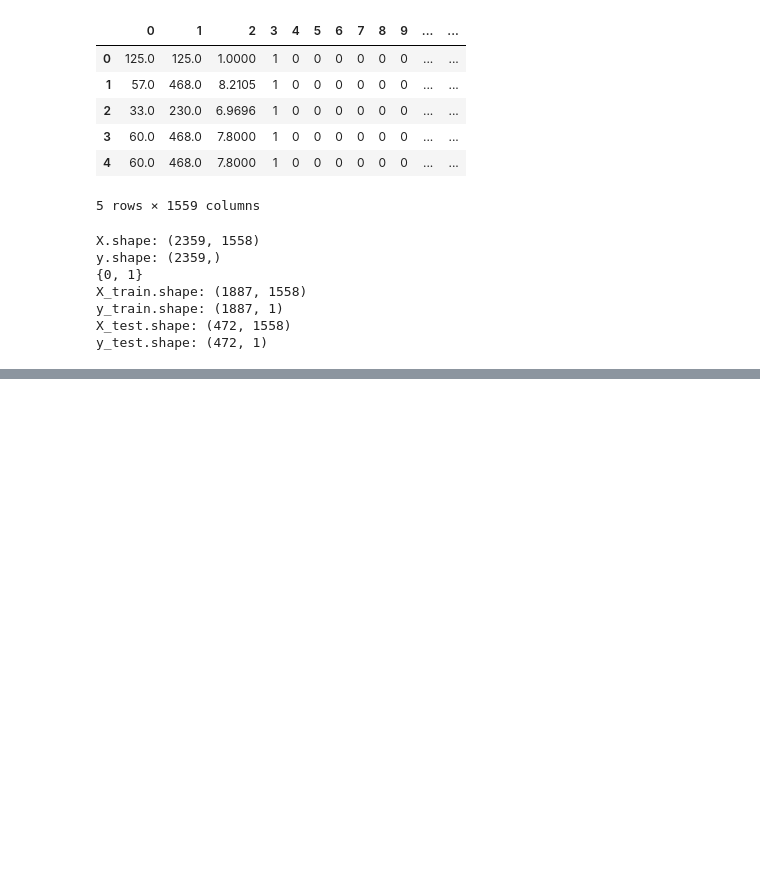
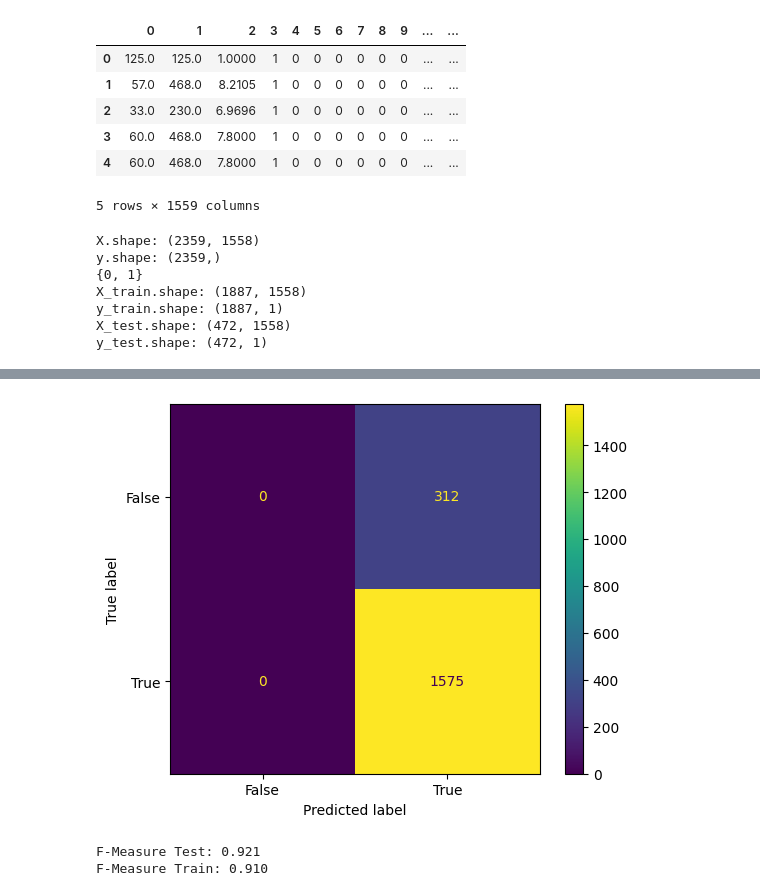
Before and after one commit to 1kzpro/comp-5630-project, a Jupyter notebook: mlp.ipynb, the cells around one changed output, grey strips where cells are left out. Cells and saved outputs as stored; diff of their text form; code cells hidden in the pictures; blank space fills up the shorter version.

```diff
--- a/mlp.ipynb
+++ b/mlp.ipynb
@@ -289,0 +336,23 @@ plt.grid(True)
+# %%
+y_train_pred = np.copy(hat_y_train)
+y_train_pred[y_train_pred >= 0.5] = 1
+y_train_pred[y_train_pred < 0.5] = 0
+
+confusion_matrix = metrics.confusion_matrix(y_train, y_train_pred)
+
+cm_display = metrics.ConfusionMatrixDisplay(confusion_matrix = confusion_matrix, display_labels = [False, True])
+
+cm_display.plot()
+plt.show()
+# %% [output]
+[figure, added]
+# %%
+from sklearn.metrics import f1_score
+
+scoreTrain = f1_score(y_train, y_train_pred, average='binary')
+scoreTest = f1_score(y_test, y_pred, average='binary')
+print('F-Measure Test: %.3f' % scoreTest)
+print('F-Measure Train: %.3f' % scoreTrain)
+# %% [output]
+F-Measure Test: 0.921
+F-Measure Train: 0.910
```
Also changed, not shown: parts of 6 cells of this notebook.
